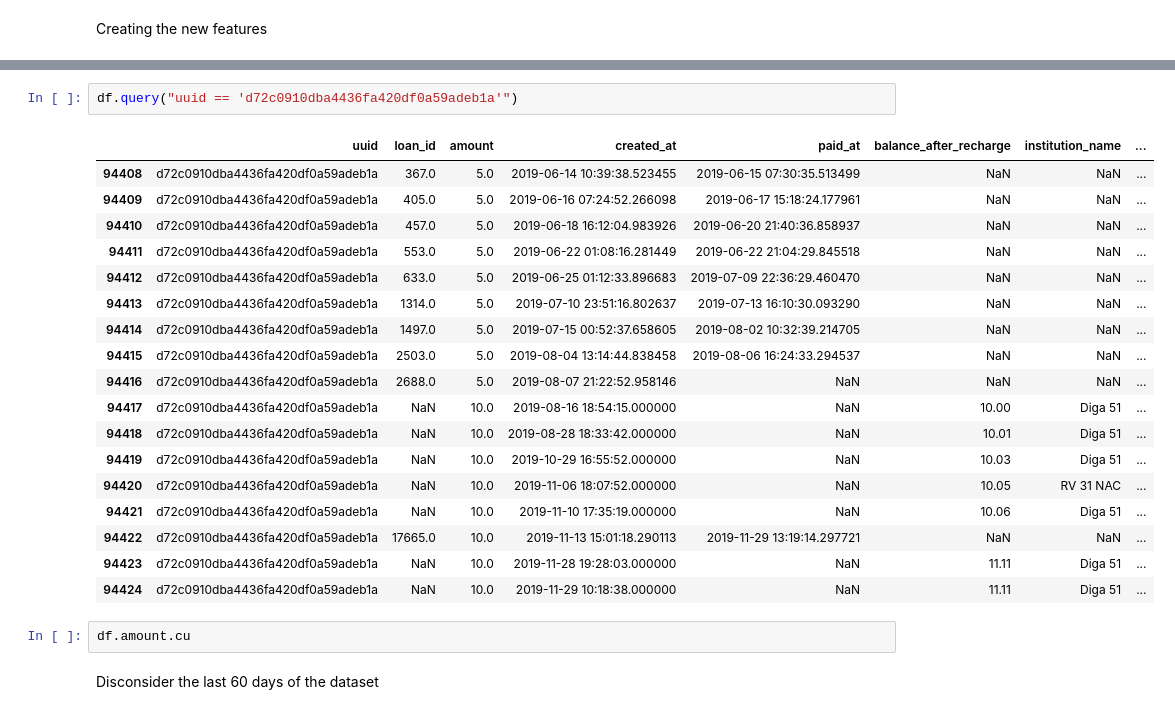
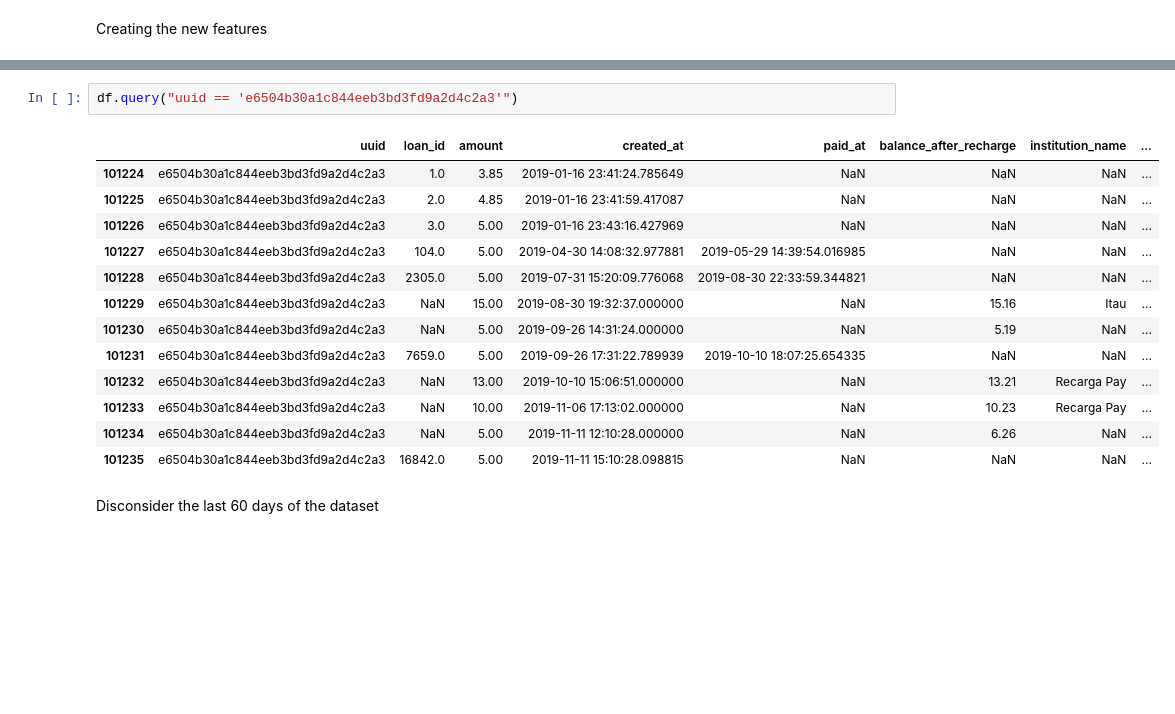
Before and after one commit to ohbtorres/Juno-Test, a Jupyter notebook: notebook/JUVO.ipynb, the cells around one changed output, grey strips where cells are left out. Drawn from its saved outputs; the diff is of its cells as text; blank space fills up the shorter version.

```diff
--- a/notebook/JUVO.ipynb
+++ b/notebook/JUVO.ipynb
@@ -313,25 +367,18 @@ df["not_payed_loan_cumsum"] = df.assign(not_payed_loan = lambda x: np.where((x["
 # %%
-df.query("uuid == 'd72c0910dba4436fa420df0a59adeb1a'")
+df.query("uuid == 'e6504b30a1c844eeb3bd3fd9a2d4c2a3'")
 # %% [output]
 |  | uuid | loan_id | amount | created_at | paid_at | balance_after_recharge | institution_name | ... |
-| 94408 | d72c0910dba4436fa420df0a59adeb1a | 367.0 | 5.0 | 2019-06-14 10:39:38.523455 | 2019-06-15 07:30:35.513499 | NaN | NaN | ... |
-| 94409 | d72c0910dba4436fa420df0a59adeb1a | 405.0 | 5.0 | 2019-06-16 07:24:52.266098 | 2019-06-17 15:18:24.177961 | NaN | NaN | ... |
-| 94410 | d72c0910dba4436fa420df0a59adeb1a | 457.0 | 5.0 | 2019-06-18 16:12:04.983926 | 2019-06-20 21:40:36.858937 | NaN | NaN | ... |
-| 94411 | d72c0910dba4436fa420df0a59adeb1a | 553.0 | 5.0 | 2019-06-22 01:08:16.281449 | 2019-06-22 21:04:29.845518 | NaN | NaN | ... |
-| 94412 | d72c0910dba4436fa420df0a59adeb1a | 633.0 | 5.0 | 2019-06-25 01:12:33.896683 | 2019-07-09 22:36:29.460470 | NaN | NaN | ... |
-| 94413 | d72c0910dba4436fa420df0a59adeb1a | 1314.0 | 5.0 | 2019-07-10 23:51:16.802637 | 2019-07-13 16:10:30.093290 | NaN | NaN | ... |
-| 94414 | d72c0910dba4436fa420df0a59adeb1a | 1497.0 | 5.0 | 2019-07-15 00:52:37.658605 | 2019-08-02 10:32:39.214705 | NaN | NaN | ... |
-| 94415 | d72c0910dba4436fa420df0a59adeb1a | 2503.0 | 5.0 | 2019-08-04 13:14:44.838458 | 2019-08-06 16:24:33.294537 | NaN | NaN | ... |
-| 94416 | d72c0910dba4436fa420df0a59adeb1a | 2688.0 | 5.0 | 2019-08-07 21:22:52.958146 | NaN | NaN | NaN | ... |
-| 94417 | d72c0910dba4436fa420df0a59adeb1a | NaN | 10.0 | 2019-08-16 18:54:15.000000 | NaN | 10.00 | Diga 51 | ... |
-| 94418 | d72c0910dba4436fa420df0a59adeb1a | NaN | 10.0 | 2019-08-28 18:33:42.000000 | NaN | 10.01 | Diga 51 | ... |
-| 94419 | d72c0910dba4436fa420df0a59adeb1a | NaN | 10.0 | 2019-10-29 16:55:52.000000 | NaN | 10.03 | Diga 51 | ... |
-| 94420 | d72c0910dba4436fa420df0a59adeb1a | NaN | 10.0 | 2019-11-06 18:07:52.000000 | NaN | 10.05 | RV 31 NAC | ... |
-| 94421 | d72c0910dba4436fa420df0a59adeb1a | NaN | 10.0 | 2019-11-10 17:35:19.000000 | NaN | 10.06 | Diga 51 | ... |
-| 94422 | d72c0910dba4436fa420df0a59adeb1a | 17665.0 | 10.0 | 2019-11-13 15:01:18.290113 | 2019-11-29 13:19:14.297721 | NaN | NaN | ... |
-| 94423 | d72c0910dba4436fa420df0a59adeb1a | NaN | 10.0 | 2019-11-28 19:28:03.000000 | NaN | 11.11 | Diga 51 | ... |
-| 94424 | d72c0910dba4436fa420df0a59adeb1a | NaN | 10.0 | 2019-11-29 10:18:38.000000 | NaN | 11.11 | Diga 51 | ... |
+| 101224 | e6504b30a1c844eeb3bd3fd9a2d4c2a3 | 1.0 | 3.85 | 2019-01-16 23:41:24.785649 | NaN | NaN | NaN | ... |
+| 101225 | e6504b30a1c844eeb3bd3fd9a2d4c2a3 | 2.0 | 4.85 | 2019-01-16 23:41:59.417087 | NaN | NaN | NaN | ... |
+| 101226 | e6504b30a1c844eeb3bd3fd9a2d4c2a3 | 3.0 | 5.00 | 2019-01-16 23:43:16.427969 | NaN | NaN | NaN | ... |
+| 101227 | e6504b30a1c844eeb3bd3fd9a2d4c2a3 | 104.0 | 5.00 | 2019-04-30 14:08:32.977881 | 2019-05-29 14:39:54.016985 | NaN | NaN | ... |
+| 101228 | e6504b30a1c844eeb3bd3fd9a2d4c2a3 | 2305.0 | 5.00 | 2019-07-31 15:20:09.776068 | 2019-08-30 22:33:59.344821 | NaN | NaN | ... |
+| 101229 | e6504b30a1c844eeb3bd3fd9a2d4c2a3 | NaN | 15.00 | 2019-08-30 19:32:37.000000 | NaN | 15.16 | Itau | ... |
+| 101230 | e6504b30a1c844eeb3bd3fd9a2d4c2a3 | NaN | 5.00 | 2019-09-26 14:31:24.000000 | NaN | 5.19 | NaN | ... |
+| 101231 | e6504b30a1c844eeb3bd3fd9a2d4c2a3 | 7659.0 | 5.00 | 2019-09-26 17:31:22.789939 | 2019-10-10 18:07:25.654335 | NaN | NaN | ... |
+| 101232 | e6504b30a1c844eeb3bd3fd9a2d4c2a3 | NaN | 13.00 | 2019-10-10 15:06:51.000000 | NaN | 13.21 | Recarga Pay | ... |
+| 101233 | e6504b30a1c844eeb3bd3fd9a2d4c2a3 | NaN | 10.00 | 2019-11-06 17:13:02.000000 | NaN | 10.23 | Recarga Pay | ... |
+| 101234 | e6504b30a1c844eeb3bd3fd9a2d4c2a3 | NaN | 5.00 | 2019-11-11 12:10:28.000000 | NaN | 6.26 | NaN | ... |
+| 101235 | e6504b30a1c844eeb3bd3fd9a2d4c2a3 | 16842.0 | 5.00 | 2019-11-11 15:10:28.098815 | NaN | NaN | NaN | ... |
-# %%
-df.amount.cu
 # %% [markdown]
 Disconsider the last 60 days of the dataset
```
Also changed, not shown: parts of 4 cells of this notebook.
